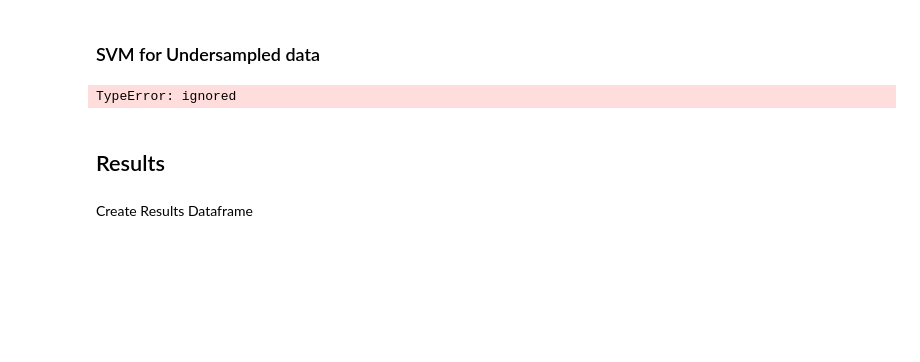
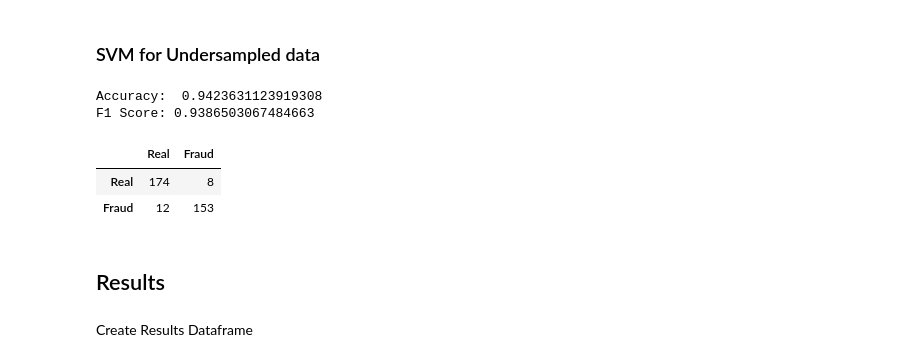
Before and after one commit to hunterblum/Job-Fraud-Detection, a Jupyter notebook: Group2_ML_Final.ipynb, the cells around one changed output. Drawn from its saved outputs; the diff is of its cells as text; code cells hidden in the pictures; blank space fills up the shorter version.

```diff
--- a/Group2_ML_Final.ipynb
+++ b/Group2_ML_Final.ipynb
@@ -1540,11 +1535,13 @@ y = labenc.fit_transform(y)
 
 X = Job_corpus_under.drop(columns = ['fraudulent'])
 
-X_train, X_test, y_train, y_test = train_test_split(X, y, test_size = 0.80, random_state=42)
+X_train, X_test, y_train, y_test = train_test_split(X, y, test_size = 0.20, random_state=42)
 # %%
-SVM_under = svm.SVC(C=1.0, kernel='linear',degree=3,gamma='auto')
-SVM_under.fit(X_train,y_train)
-predict_svm_under = SVM_under.predict(X_test)
+linear_svc_under = LinearSVC().fit(X_train,y_train)
+svc_cv_under = CalibratedClassifierCV(base_estimator=linear_svc_under,cv='prefit')
+
+svc_cv_under.fit(X_train,y_train)
+predict_svm_under=svc_cv_under.predict(X_test)
 
 SVM_under_acc = accuracy_score(y_test, predict_svm_under)
 SVM_under_f1 = f1_score(y_test, predict_svm_under)
@@ -1552,11 +1549,16 @@ SVM_under_f1 = f1_score(y_test, predict_svm_under)
 print("Accuracy: ", accuracy_score(y_test,predict_svm_under),
       "\nF1 Score:", f1_score(y_test,predict_svm_under))
 # %% [output]
-TypeError: ignored
+Accuracy:  0.9423631123919308
+F1 Score: 0.9386503067484663
 # %%
 text_labels = ["Real","Fraud"]
-svm_cm)under = confusion_matrix(y_test,predict_svm_under)
+svm_cm_under = confusion_matrix(y_test,predict_svm_under)
 pd.DataFrame(svm_cm_under,index=text_labels,columns=text_labels)
+# %% [output]
+|  | Real | Fraud |
+| Real | 174 | 8 |
+| Fraud | 12 | 153 |
 # %% [markdown]
 ## Results
 # %% [markdown]
```
Also changed, not shown: parts of 13 cells of this notebook.
